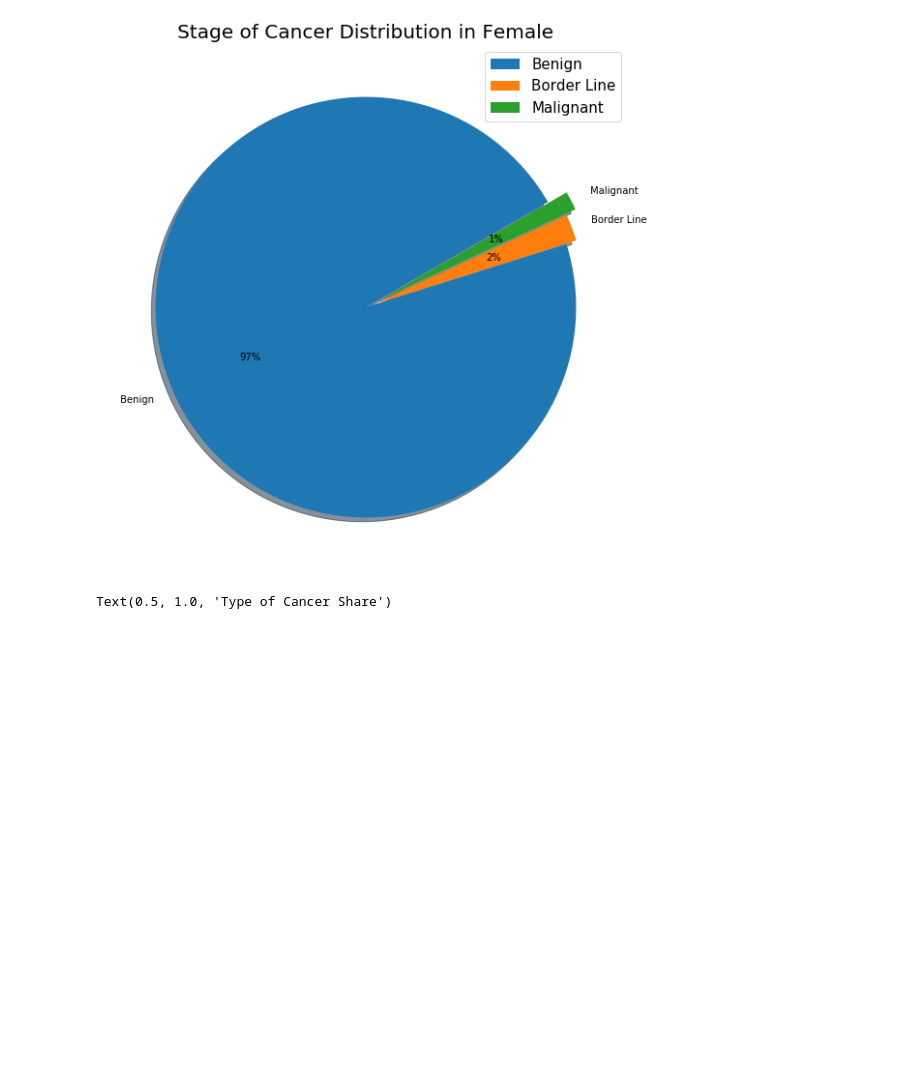
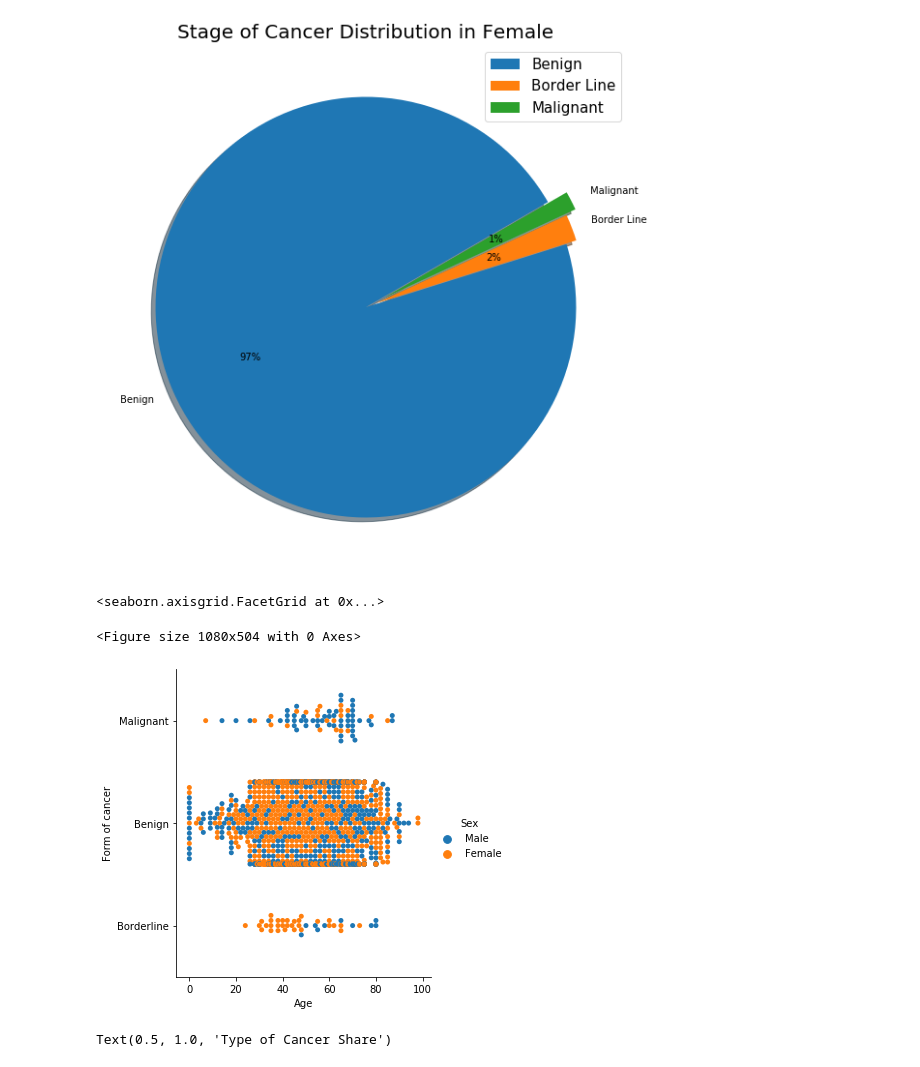
Before and after one commit to ssnk4343/Hospital_Cancer_Analysis, a Jupyter notebook: Cancer_Analysis.ipynb, the cells around one changed output. Saved outputs shown, nothing was run; the diff lists cells and outputs as text; code cells hidden in the pictures; blank space fills up the shorter version.

```diff
--- a/Cancer_Analysis.ipynb
+++ b/Cancer_Analysis.ipynb
@@ -143,6 +151,13 @@ plt.title("Stage of Cancer Distribution in Female", Fontsize=20)
 # %% [output]
 Text(0.5, 1.0, 'Stage of Cancer Distribution in Female')
 [figure]
+# %%
+plt.figure(figsize=(15,7))
+sns.catplot('Age','Form of cancer',data=df,hue='Sex',estimator=None, kind='swarm')
+# %% [output]
+<seaborn.axisgrid.FacetGrid at 0x...>
+<Figure size 1080x504 with 0 Axes>
+[figure, added]
 # %%
 # fig,(ax1,ax2)=plt.subplots(nrows=2,ncols=1)
 type_of_cancer=df['Type of Cancer'].value_counts().sort_values()
```
Also changed, not shown: parts of 7 cells of this notebook.
